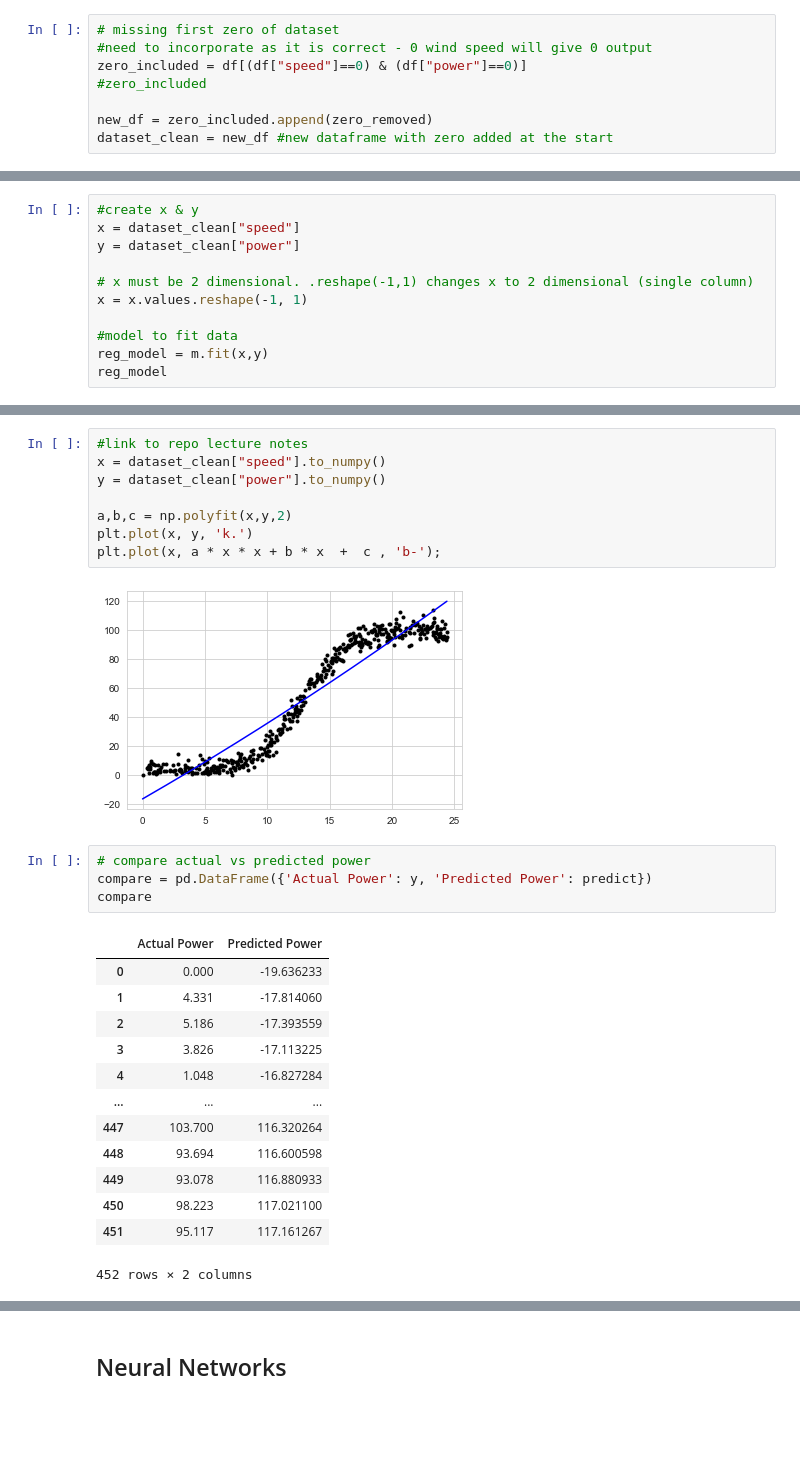
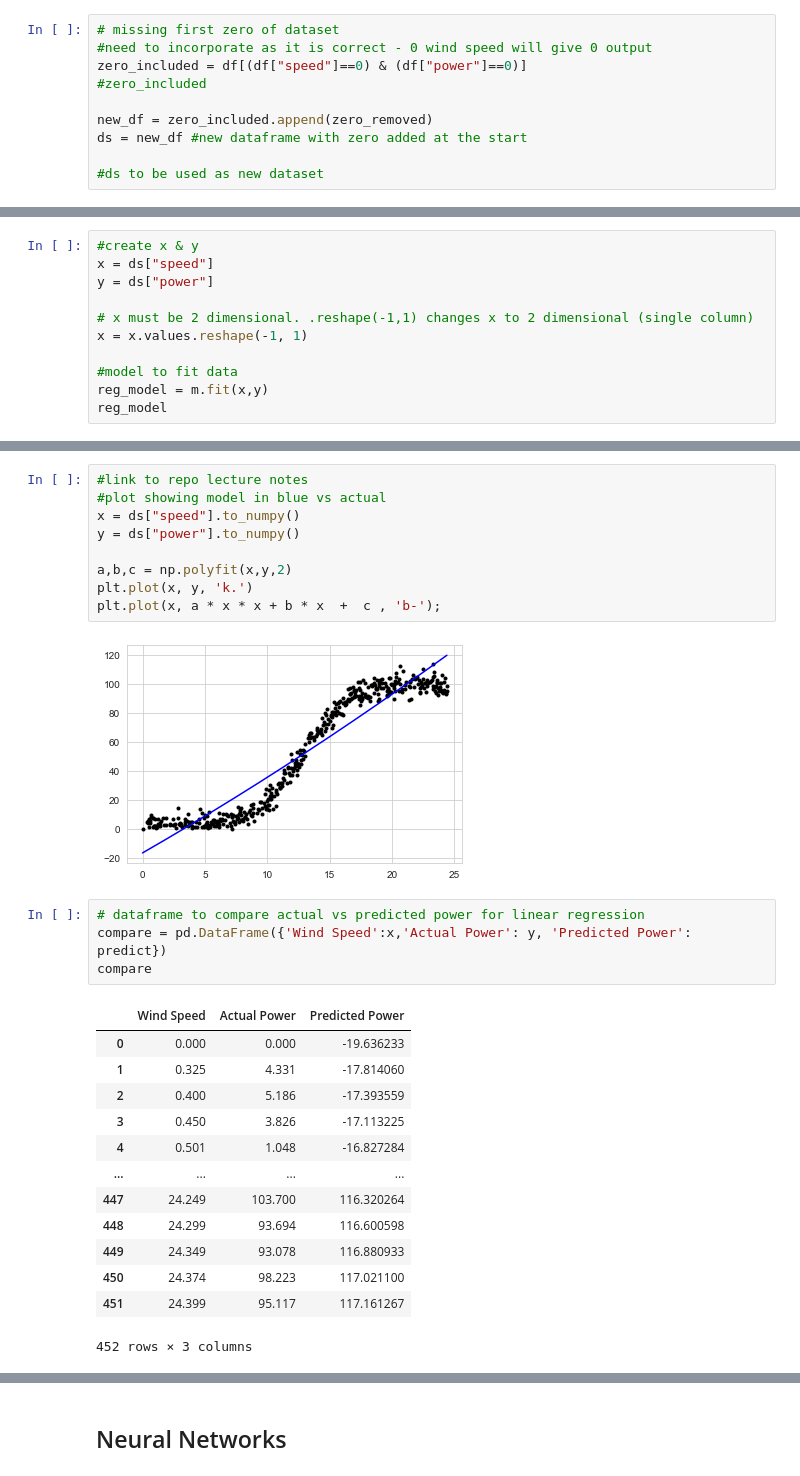
Before and after one commit to kevindooley/MLS-project-2020, a Jupyter notebook: Project 2020.ipynb, the cells around one changed output, grey strips where cells are left out. Cells and saved outputs as stored; diff of their text form; blank space fills up the shorter version.

```diff
--- a/Project 2020.ipynb
+++ b/Project 2020.ipynb
@@ -181,6 +181,8 @@ zero_included = df[(df["speed"]==0) & (df["power"]==0)]
 #zero_included
 
 new_df = zero_included.append(zero_removed)
-dataset_clean = new_df #new dataframe with zero added at the start
+ds = new_df #new dataframe with zero added at the start
+
+#ds to be used as new dataset
 # %%
 sns.set_style('whitegrid')
@@ -208,8 +210,8 @@ The powerproduction dataset is suitable for a regression model because it contai
 m = lm.LinearRegression()
 # %%
 #create x & y
-x = dataset_clean["speed"]
-y = dataset_clean["power"]
+x = ds["speed"]
+y = ds["power"]
 
 # x must be 2 dimensional. .reshape(-1,1) changes x to 2 dimensional (single column)
 x = x.values.reshape(-1, 1)
@@ -281,7 +265,8 @@ array([[-19.636233  ],
 # %%
 #link to repo lecture notes
-x = dataset_clean["speed"].to_numpy()
-y = dataset_clean["power"].to_numpy()
+#plot showing model in blue vs actual
+x = ds["speed"].to_numpy()
+y = ds["power"].to_numpy()
 
 a,b,c = np.polyfit(x,y,2)
 plt.plot(x, y, 'k.')
@@ -289,20 +274,20 @@ plt.plot(x, a * x * x + b * x  +  c , 'b-');
 # %% [output]
 [figure]
 # %%
-# compare actual vs predicted power
-compare = pd.DataFrame({'Actual Power': y, 'Predicted Power': predict})
+# dataframe to compare actual vs predicted power for linear regression
+compare = pd.DataFrame({'Wind Speed':x,'Actual Power': y, 'Predicted Power': predict})
 compare
 # %% [output]
-|  | Actual Power | Predicted Power |
-| 0 | 0.000 | -19.636233 |
-| 1 | 4.331 | -17.814060 |
-| 2 | 5.186 | -17.393559 |
-| 3 | 3.826 | -17.113225 |
-| 4 | 1.048 | -16.827284 |
-| ... | ... | ... |
-| 447 | 103.700 | 116.320264 |
-| 448 | 93.694 | 116.600598 |
-| 449 | 93.078 | 116.880933 |
-| 450 | 98.223 | 117.021100 |
-| 451 | 95.117 | 117.161267 |
+|  | Wind Speed | Actual Power | Predicted Power |
+| 0 | 0.000 | 0.000 | -19.636233 |
+| 1 | 0.325 | 4.331 | -17.814060 |
+| 2 | 0.400 | 5.186 | -17.393559 |
+| 3 | 0.450 | 3.826 | -17.113225 |
+| 4 | 0.501 | 1.048 | -16.827284 |
+| ... | ... | ... | ... |
+| 447 | 24.249 | 103.700 | 116.320264 |
+| 448 | 24.299 | 93.694 | 116.600598 |
+| 449 | 24.349 | 93.078 | 116.880933 |
+| 450 | 24.374 | 98.223 | 117.021100 |
+| 451 | 24.399 | 95.117 | 117.161267 |
-452 rows × 2 columns
+452 rows × 3 columns
```
Also changed, not shown: parts of 3 cells of this notebook.
